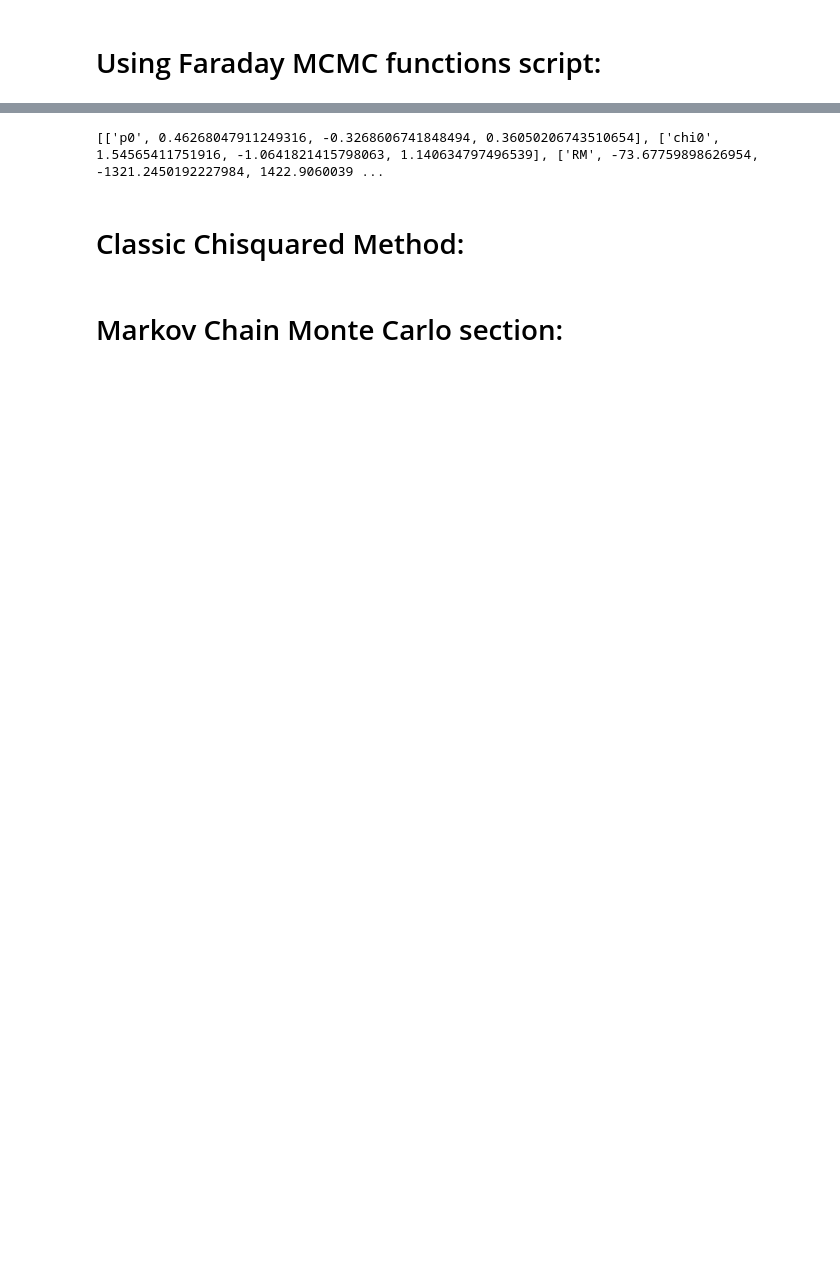
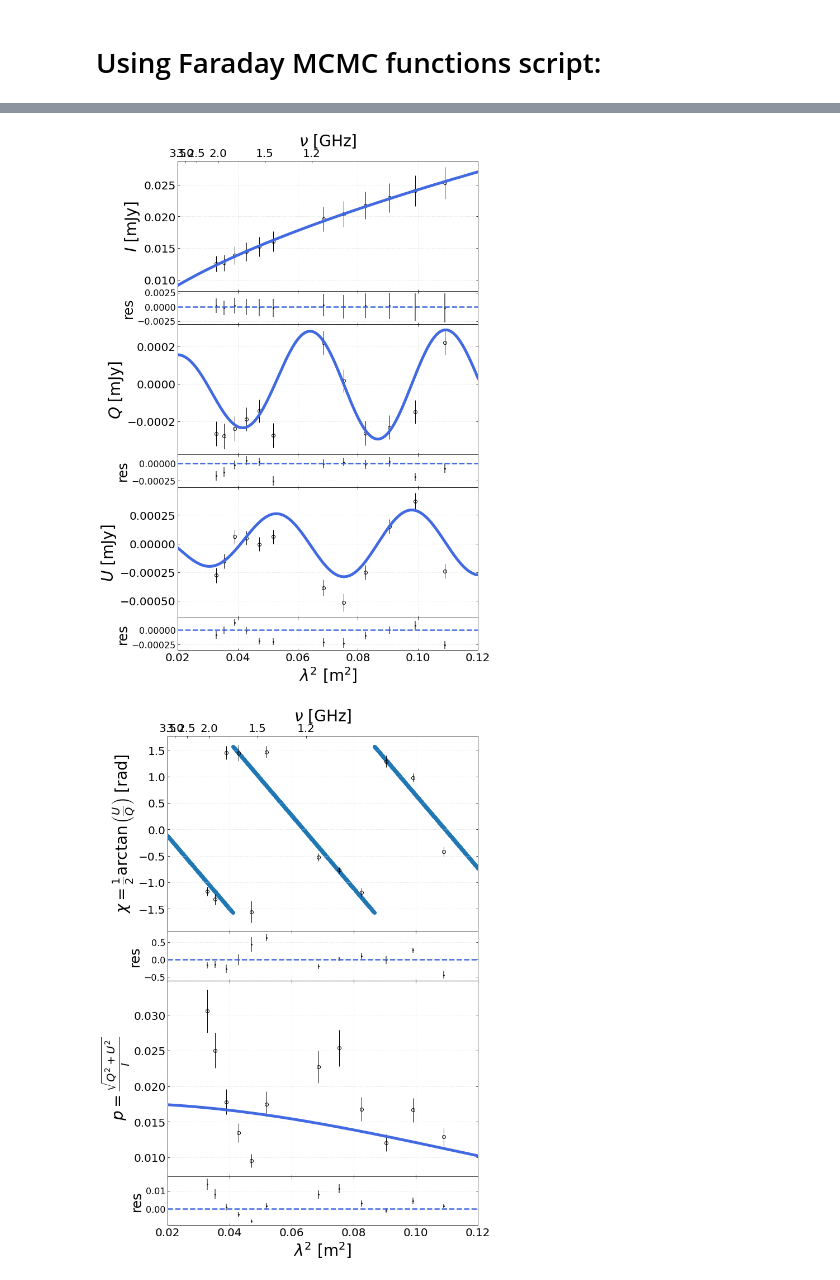
Before and after one commit to Woutmg/Meerkat_FracPol_New, a Jupyter notebook: MCMC_Faradayrotation.ipynb, the cells around one changed output, grey strips where cells are left out. Saved outputs shown, nothing was run; the diff lists cells and outputs as text; code cells hidden in the pictures; blank space fills up the shorter version.

```diff
--- a/MCMC_Faradayrotation.ipynb
+++ b/MCMC_Faradayrotation.ipynb
@@ -153,6 +177,0 @@ Saving chain to /net/vdesk/data2/GoesaertW/Meerkat_Data/Achain_source_0_QU.npy
-# %%
-print(fit_data)
-# %% [output]
-[['p0', 0.46268047911249316, -0.3268606741848494, 0.36050206743510654], ['chi0', 1.54565411751916, -1.0641821415798063, 1.140634797496539], ['RM', -73.67759898626954, -1321.2450192227984, 1422.9060039 ...
-# %% [markdown]
-# Classic Chisquared Method:
@@ -205,2 +177,0 @@ chisqw = chisqw_array[best]
-# %% [markdown]
-# Markov Chain Monte Carlo section:
@@ -211,0 +178,10 @@ guess_error = np.array([f0_var_2, f_var_2, v0_var_2, k_var_2]) #And as error, th
+# %%
+reload(mcmc_plots)
+plots.plots('ExtDepol', 'depolfit_test', lamb**2, fit_dataI[0][1], fit_dataI[1][1], fit_dataI[2][1], fit_data[0][1]\
+            , fit_data[1][1], fit_data[2][1], np.sqrt(fit_data[3][1]), I_compar[:,source], I_unc_compar[:,source]\
+            , Q_compar[:,source], Q_unc_compar[:,source], U_compar[:,source], U_unc_compar[:,source]\
+            , angles_compar[:,source], angles_compar_err[:,source], p_compar[:,source]\
+            , p_compar_err[:,source], xlim=[0.02, 0.12], imgformat="pdf",saveplot=True)
+# %% [output]
+[figure, added]
+[figure, added]
```
Also changed, not shown: parts of 14 cells of this notebook, 10 other files.
